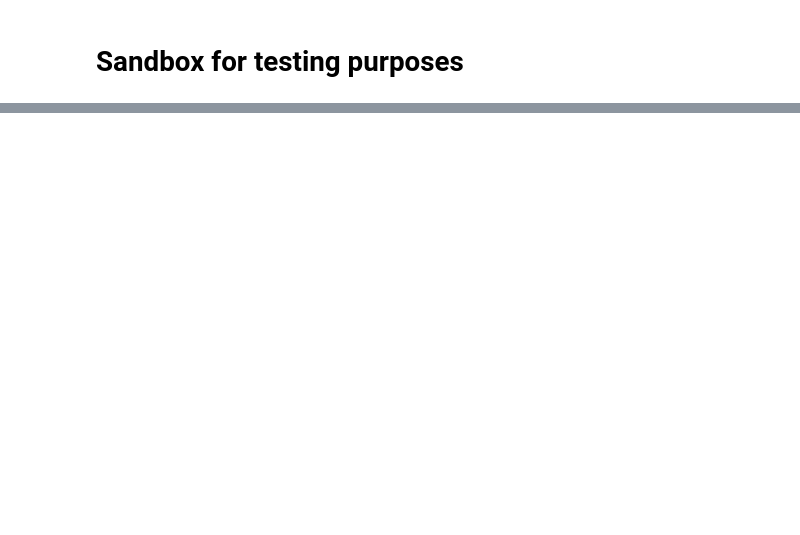
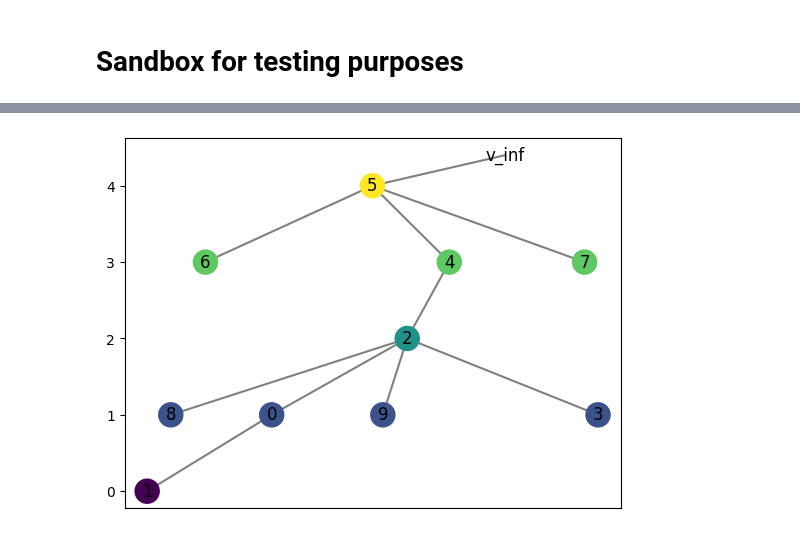
Before and after one commit to MunchLab/ceREEBerus, a Jupyter notebook: doc_source/notebooks/sandbox.ipynb, the cells around one changed output, grey strips where cells are left out. Cells and saved outputs as stored; diff of their text form; code cells hidden in the pictures; blank space fills up the shorter version.

```diff
--- a/doc_source/notebooks/sandbox.ipynb
+++ b/doc_source/notebooks/sandbox.ipynb
@@ -255,0 +44,5 @@ ValueError: The vertex 4 must be in the Reeb graph to add an edge between them.
+# %%
+MT = MergeTree(T,root = 5)
+# MT.set_pos_from_f()
+
+MT.pos_f
@@ -255,0 +78,4 @@ ValueError: The vertex 4 must be in the Reeb graph to add an edge between them.
+# %%
+reeb_plot(MT)
+# %% [output]
+[figure, added]
```
Also changed, not shown: parts of 28 cells of this notebook, 5 other files.
